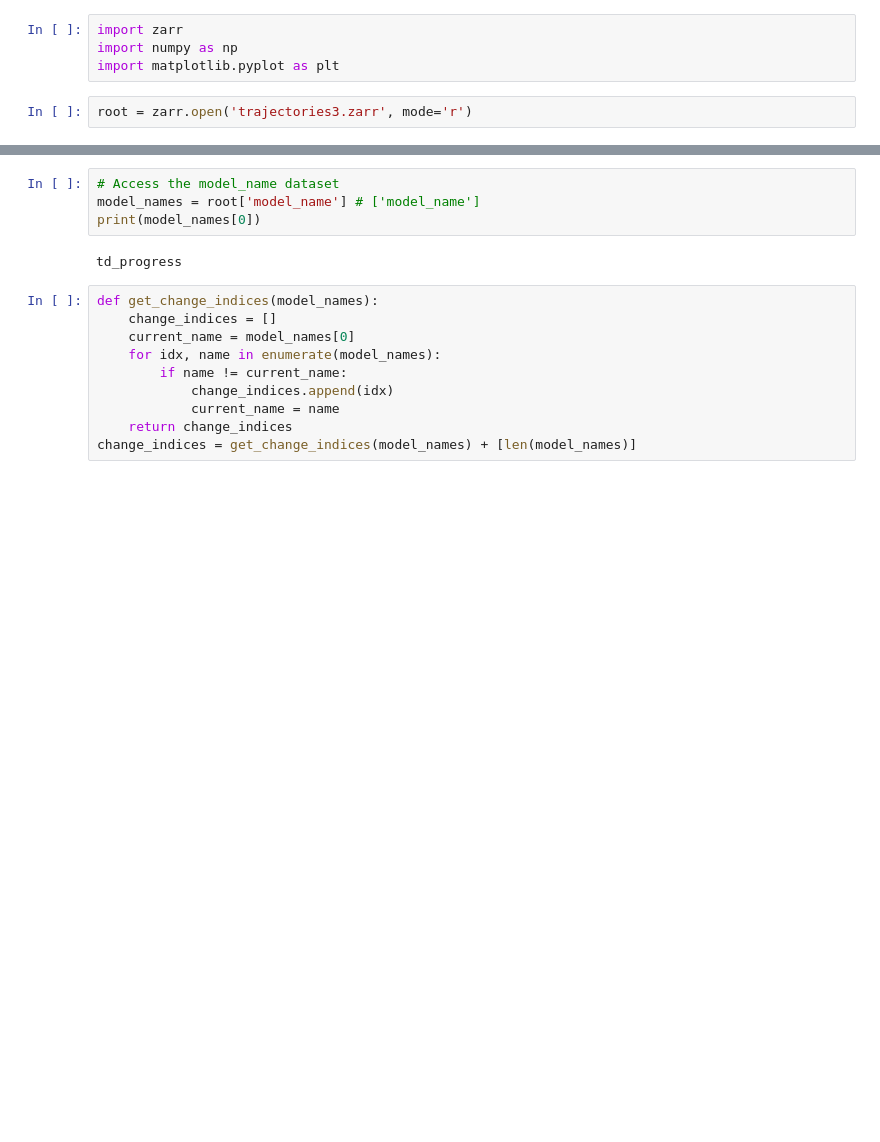
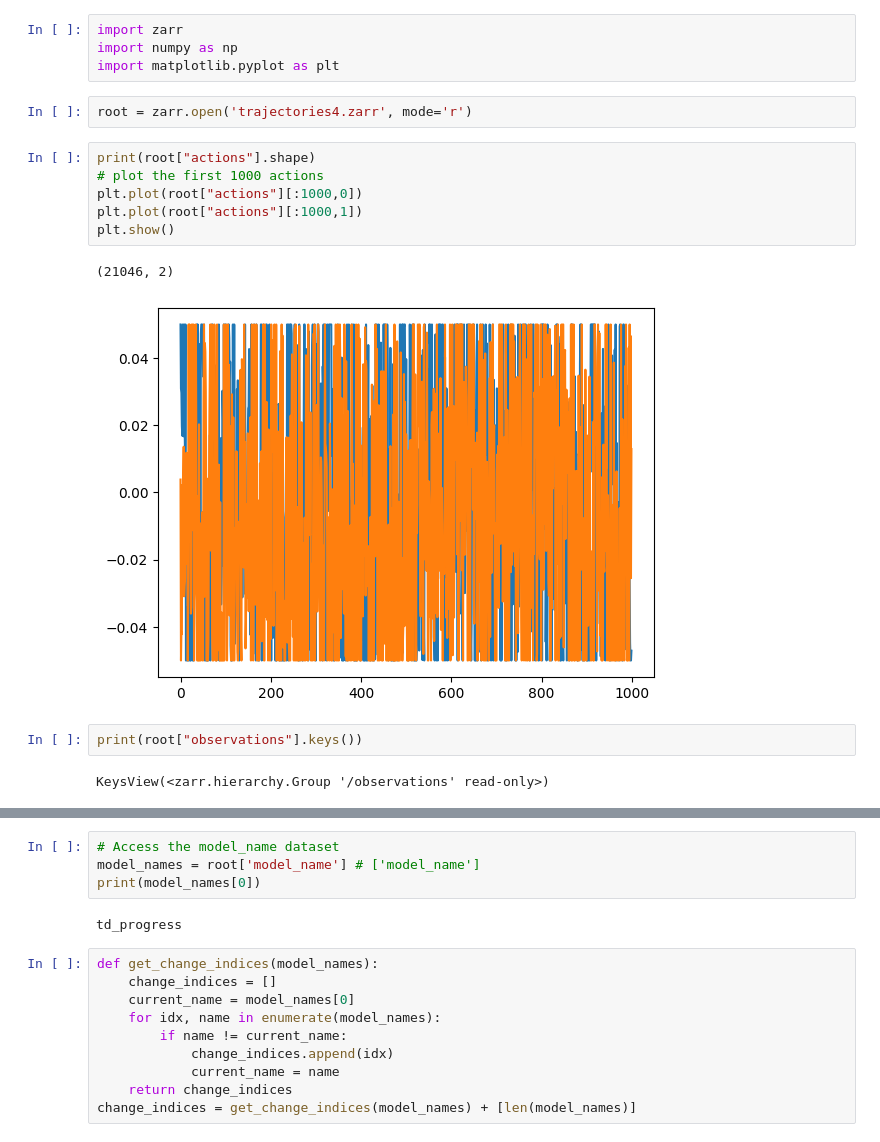
Before and after one commit to HyberionBrew/f110-sb3, a Jupyter notebook: analyze_dataset.ipynb, the cells around one changed output, grey strips where cells are left out. Drawn from its saved outputs; the diff is of its cells as text; blank space fills up the shorter version.

```diff
--- a/analyze_dataset.ipynb
+++ b/analyze_dataset.ipynb
@@ -3,4 +3,17 @@ import zarr
 import numpy as np
 import matplotlib.pyplot as plt
 # %%
-root = zarr.open('trajectories3.zarr', mode='r')
+root = zarr.open('trajectories4.zarr', mode='r')
+# %%
+print(root["actions"].shape)
+# plot the first 1000 actions
+plt.plot(root["actions"][:1000,0])
+plt.plot(root["actions"][:1000,1])
+plt.show()
+# %% [output]
+(21046, 2)
+[figure, added]
+# %%
+print(root["observations"].keys())
+# %% [output]
+KeysView(<zarr.hierarchy.Group '/observations' read-only>)
```
Also changed, not shown: parts of 21 cells of this notebook, 6 other files.
